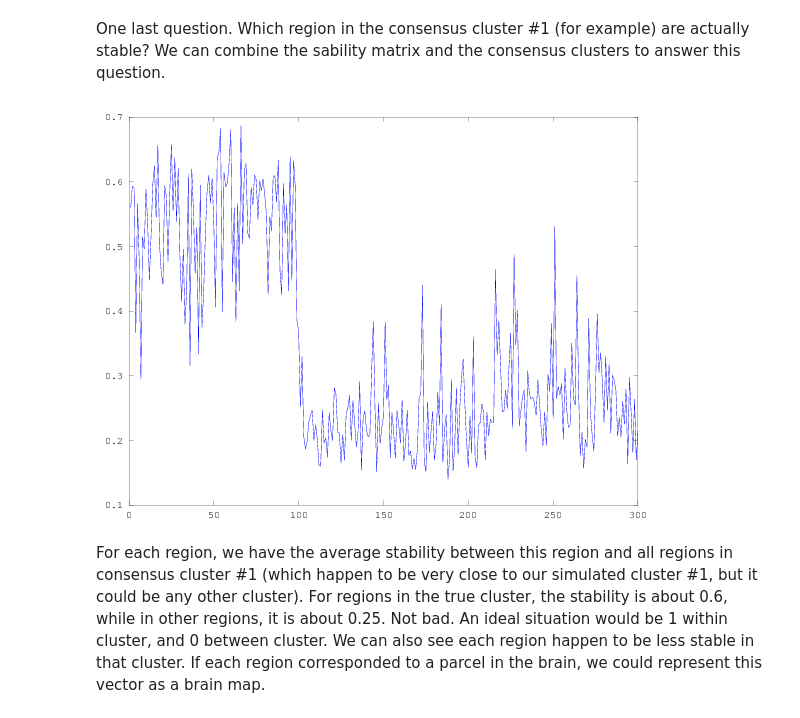
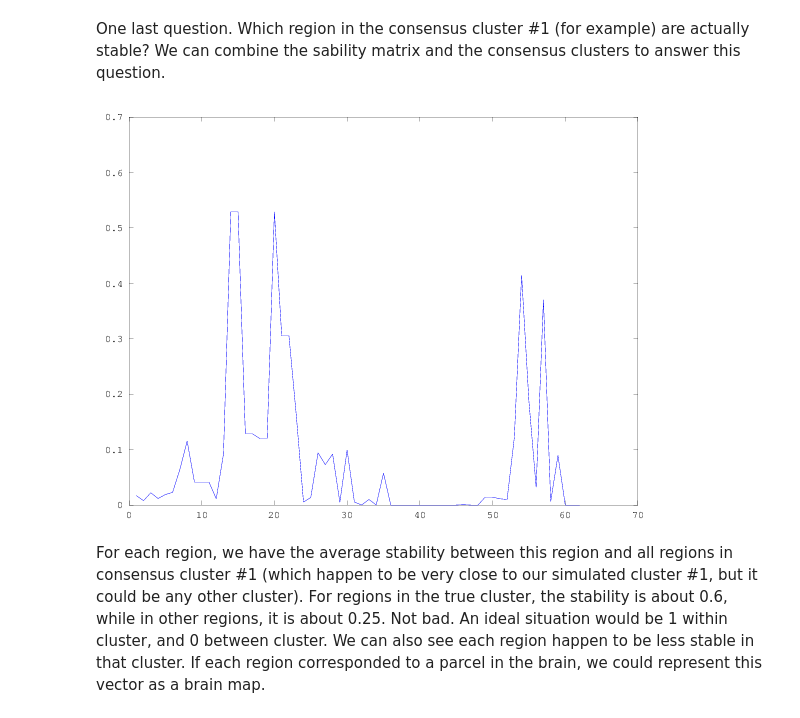
Before and after one commit to SIMEXP/hcp, a Jupyter notebook: hcp_clustering_pheno_basc.ipynb, the cells around one changed output. Cells and saved outputs as stored; diff of their text form; code cells hidden in the pictures.

```diff
--- a/hcp_clustering_pheno_basc.ipynb
+++ b/hcp_clustering_pheno_basc.ipynb
@@ -34,2 +20,5 @@ end
 # %%
+% Read pheno
 [TAB,LABELS_X,LABELS_Y,LABELS_ID] = niak_read_csv('/home/yassinebha/Drive/HCP/subtypes_scores/26-10-2016/pheno/hcp_all_pheno_clean_nonan_norm.csv');
+nb_cluster = 9;   % # of clusters
+y=TAB;
@@ -77,7 +82,7 @@ Now it is time to implement a boostrap analysis of stable clusters. The steps of
  * represent each cluster solution as an adjacency matrix
  * compute the average of the adjacency matrix. This matrix, called stability or co-occurence, tells you the frequency at which a pair of regions fall into the same cluster.
 # %%
-nb_samp = 100;
+nb_samp = 1000;
 opt_b.block_length = 1; % That's a parameter for the bootstrap. We treat the subjects as independent observations.
 for ss = 1:nb_samp
     niak_progress(ss,nb_samp)
@@ -111,9 +156,9 @@ Still not perfect but a bit better... In general the consensus cluster has bette
 # %% [markdown]
 One last question. Which region in the consensus cluster #1 (for example) are actually stable? We can combine the sability matrix and the consensus clusters to answer this question.
 # %%
-map = mean(stab(:,part_consensus==1),2); % Stability "map" of the first consensus cluster
+map = mean(stab(:,part_consensus==9),2); % Stability "map" of the first consensus cluster
 plot(map)
 # %% [output]
-[figure, old version]
+[figure, new version]
 # %% [markdown]
 For each region, we have the average stability between this region and all regions in consensus cluster #1 (which happen to be very close to our simulated cluster #1, but it could be any other cluster). For regions in the true cluster, the stability is about 0.6, while in other regions, it is about 0.25. Not bad. An ideal situation would be 1 within cluster, and 0 between cluster. We can also see each region happen to be less stable in that cluster. If each region corresponded to a parcel in the brain, we could represent this vector as a brain map.
```
Also changed, not shown: parts of 15 cells of this notebook.
